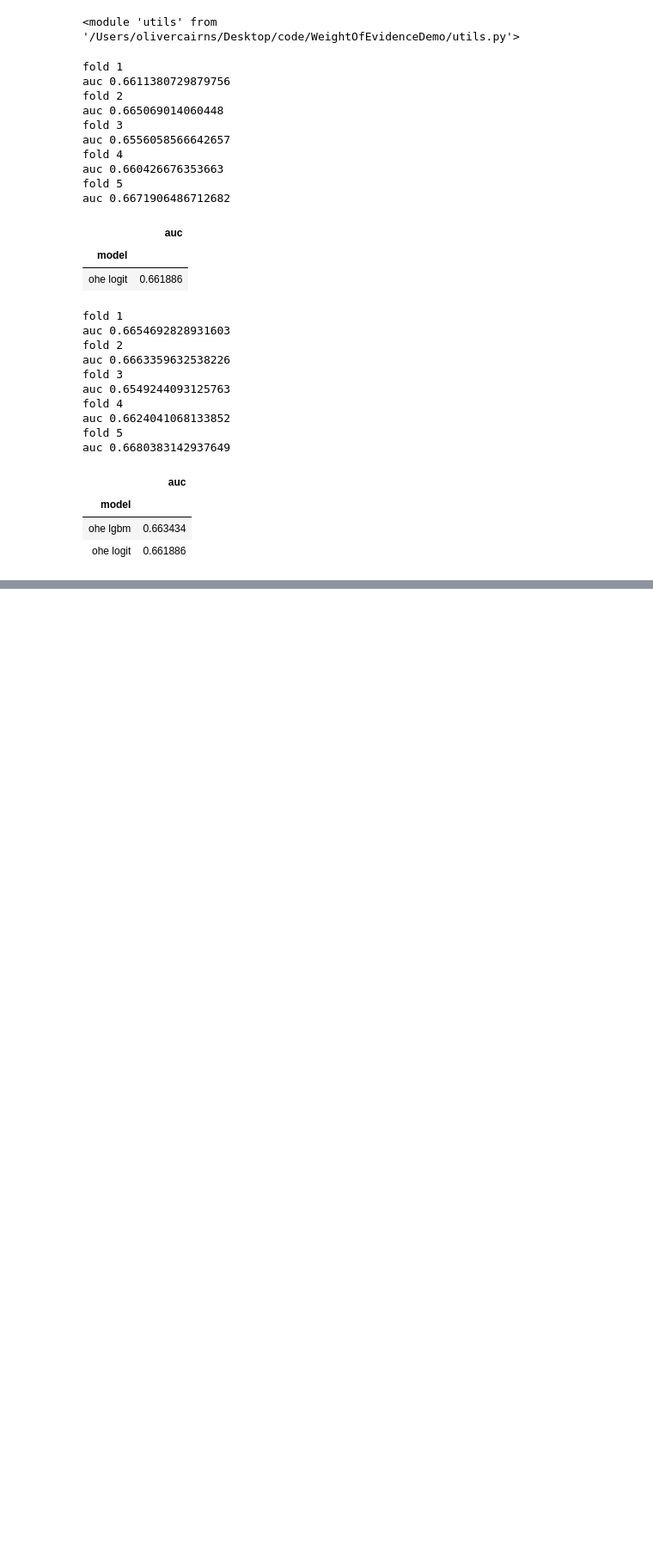
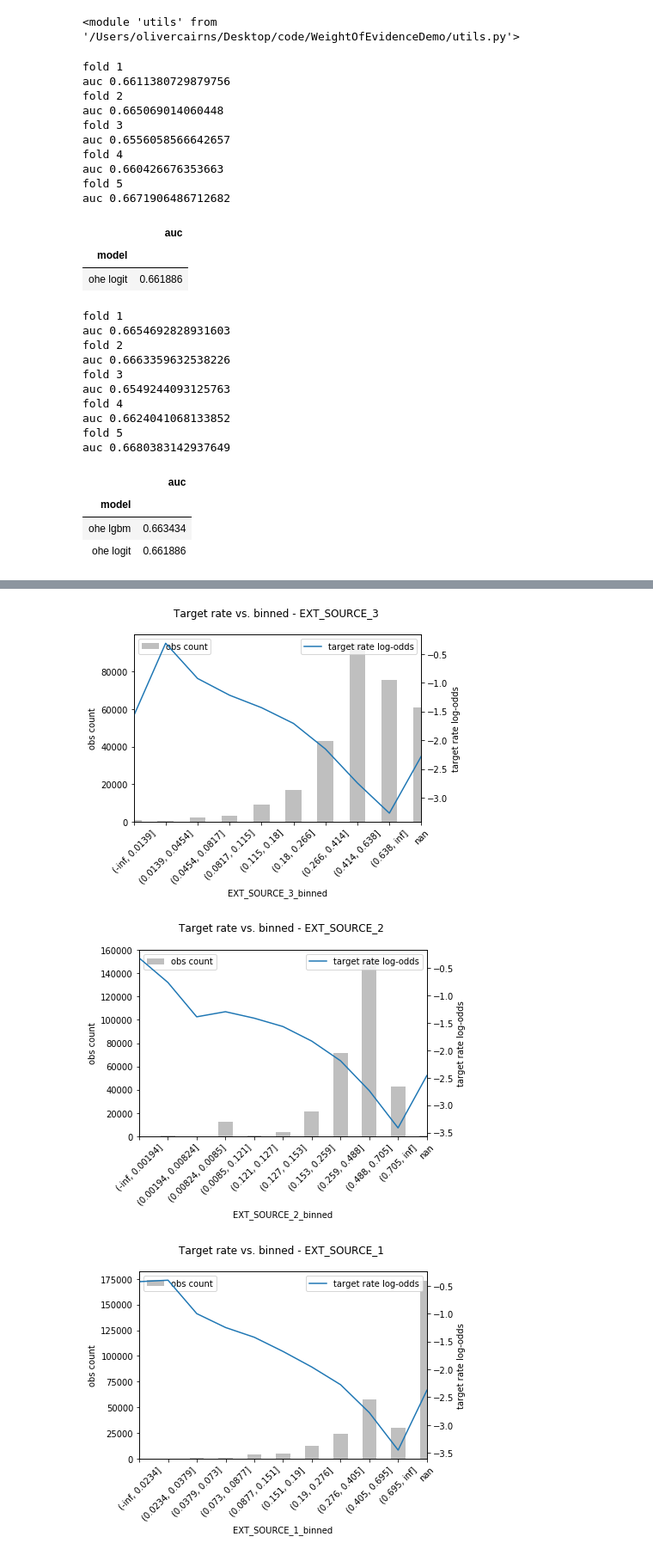
Before and after one commit to oli5679/WeightOfEvidenceDemo, a Jupyter notebook: Homecredit Benchmark.ipynb, the cells around one changed output, grey strips where cells are left out. Shown: that part at 86% size. Cells and saved outputs as stored; diff of their text form; code cells hidden in the pictures; blank space fills up the shorter version.

```diff
--- a/Homecredit Benchmark.ipynb
+++ b/Homecredit Benchmark.ipynb
@@ -182,0 +224,6 @@ weight_of_evidence.plot_bins(X,y,top_5,woebin_logit['tree_bin'].splits_)
+# %%
+weight_of_evidence.plot_bins(X[top_5],y,woebin_logit['tree_bin'].splits_,'log-odds')
+# %% [output]
+[figure, added]
+[figure, added]
+[figure, added]
```
Also changed, not shown: parts of 7 cells of this notebook, 2 other files.
